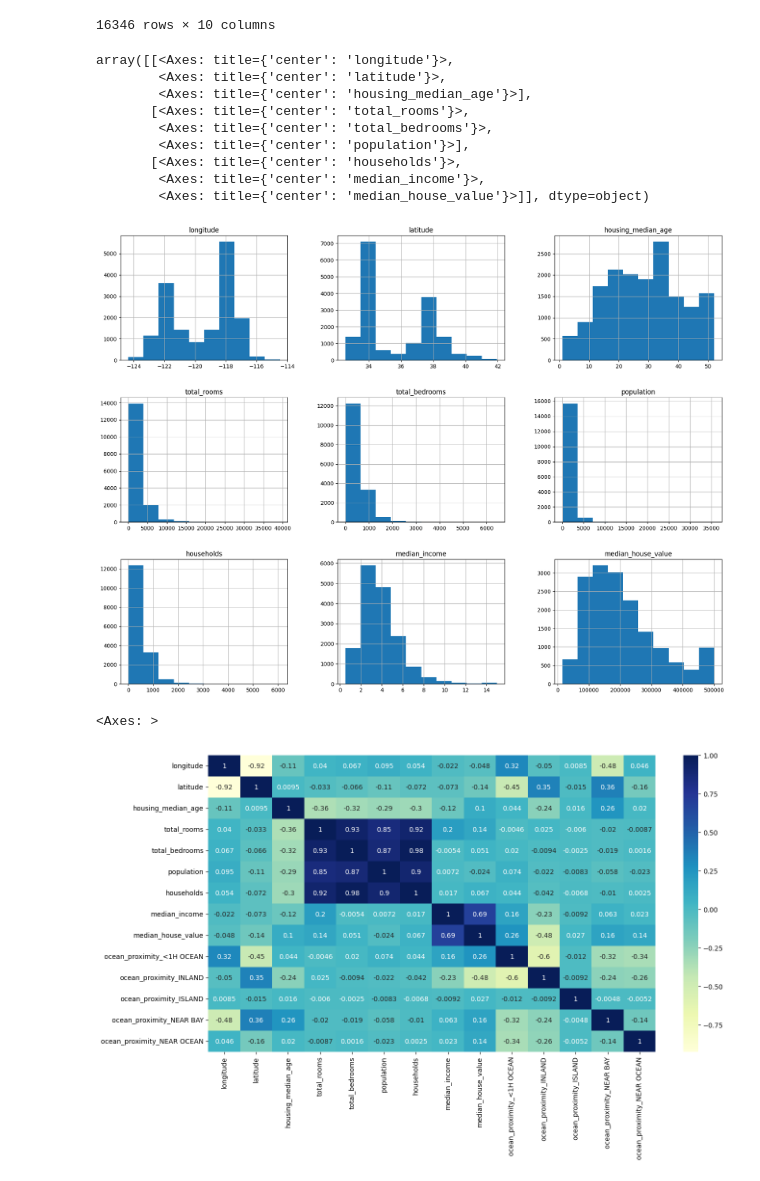
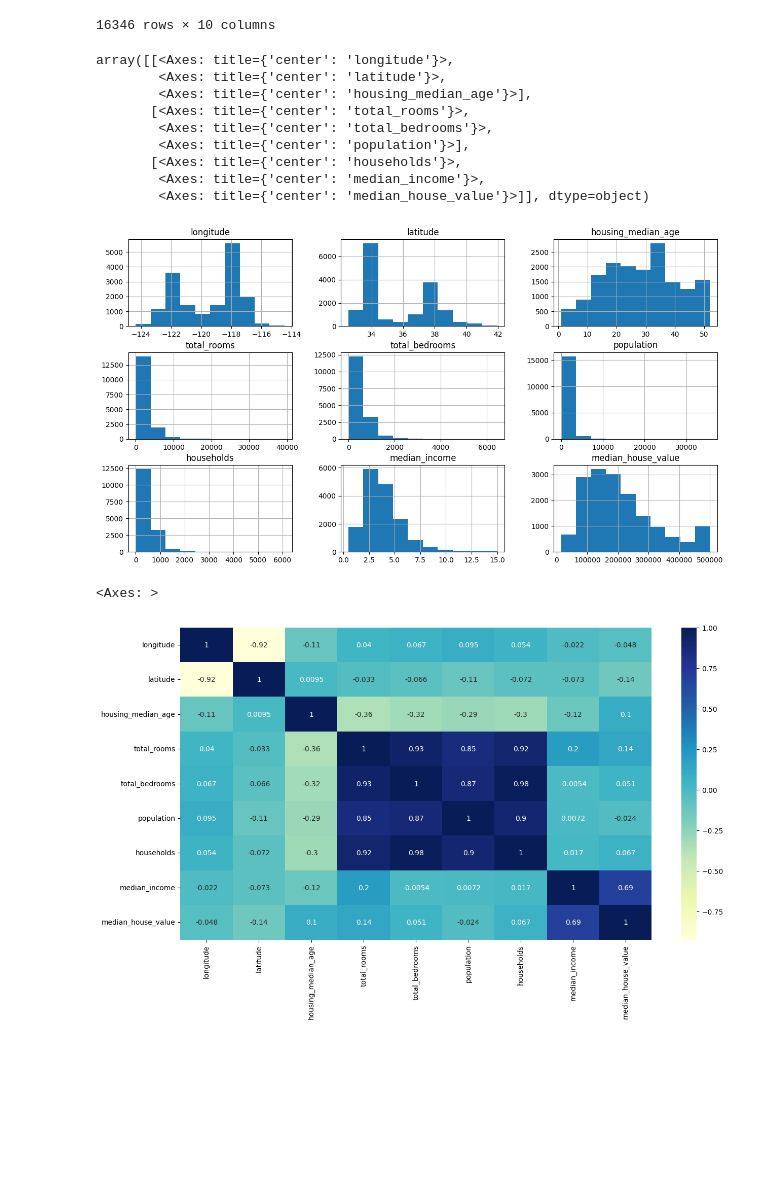
Before and after one commit to QAV-T/House-Price-Prediction, a Jupyter notebook: jupyter_notebooks/01-Data_Preparation.ipynb, the cells around one changed output. Drawn from its saved outputs; the diff is of its cells as text; code cells hidden in the pictures; blank space fills up the shorter version.

Commit message:
Data visualizing

```diff
--- a/jupyter_notebooks/01-Data_Preparation.ipynb
+++ b/jupyter_notebooks/01-Data_Preparation.ipynb
@@ -49,24 +69,25 @@ train_data
 | 15948 | -122.43 | 37.73 | 52.0 | 3602.0 | 738.0 | 2270.0 | 647.0 | ... |
 16346 rows × 10 columns
 # %%
-train_data.hist(figsize=(20,15))
+train_data.hist(figsize=(15,8))
 # %% [output]
 array([[<Axes: title={'center': 'longitude'}>,
         <Axes: title={'center': 'latitude'}>,
         <Axes: title={'center': 'housing_median_age'}>],
        [<Axes: title={'center': 'total_rooms'}>,
         <Axes: title={'center': 'total_bedrooms'}>,
         <Axes: title={'center': 'population'}>],
        [<Axes: title={'center': 'households'}>,
         <Axes: title={'center': 'median_income'}>,
         <Axes: title={'center': 'median_house_value'}>]], dtype=object)
-[figure, old version]
+[figure, new version]
 # %%
-# Convert categorical variables to numerical values
-train_data_encoded = pd.get_dummies(train_data)
+# Drop the 'ocean_proximity' column if it exists
+if 'ocean_proximity' in train_data.columns:
+    train_data.drop('ocean_proximity', axis=1, inplace=True)
 
 plt.figure(figsize=(15, 8))
-sns.heatmap(train_data_encoded.corr(), annot=True, cmap='YlGnBu')
+sns.heatmap(train_data.corr(), annot=True, cmap='YlGnBu')
 # %% [output]
 <Axes: >
-[figure, old version]
+[figure, new version]
```
Also changed, not shown: parts of 3 cells of this notebook.
